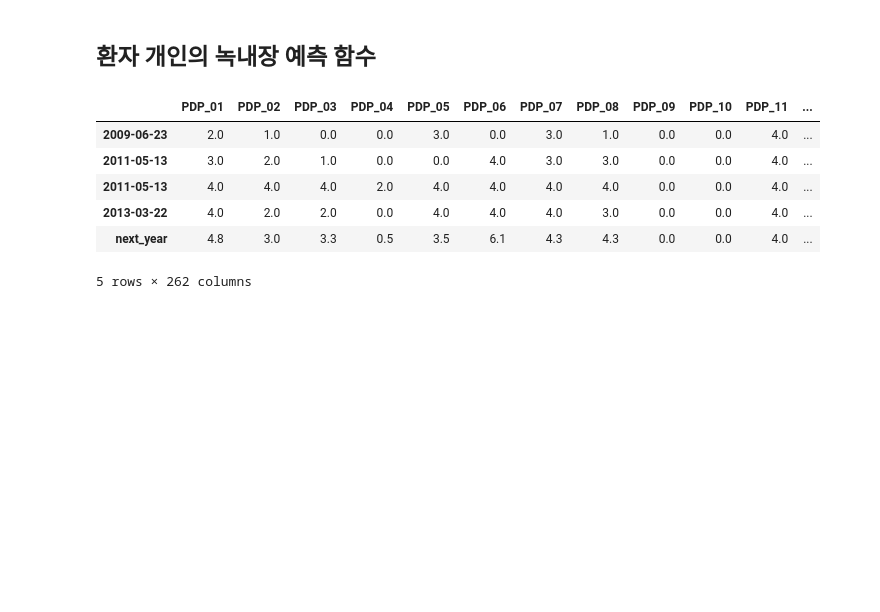
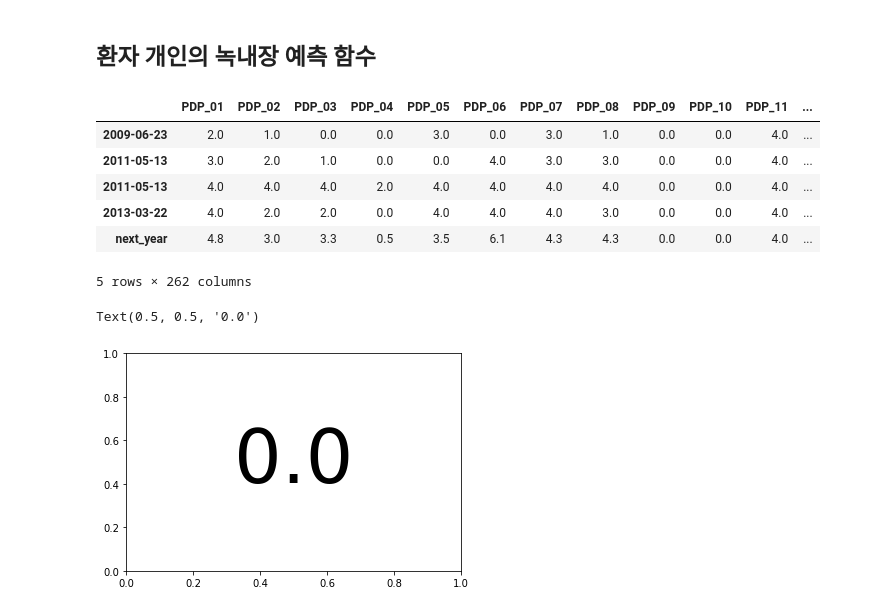
Before and after one commit to herjh0405/Glaucoma, a Jupyter notebook: 001. 데이터 전처리.ipynb, the cells around one changed output. Saved outputs shown, nothing was run; the diff lists cells and outputs as text; code cells hidden in the pictures; blank space fills up the shorter version.

```diff
--- a/001. 데이터 전처리.ipynb
+++ b/001. 데이터 전처리.ipynb
@@ -81,4 +81,5 @@ line_fitter.fit(X.values.reshape(-1,1), y)
 
 predict_list = np.round(line_fitter.predict([[X.iloc[-1]+365]]), 1)[0]
 y.index = pid_2['Exam Date']
-pd.concat([y, pd.DataFrame(predict_list, index = y.columns).T])
+pre_df = pd.concat([y, pd.DataFrame(predict_list, index = y.columns, columns = ['next_year']).T])
+pre_df
@@ -111,3 +123,9 @@ predict_person(6, 'OS')
 | 2013-03-22 | 4.0 | 2.0 | 2.0 | 0.0 | 4.0 | 4.0 | 4.0 | 3.0 | 0.0 | 0.0 | 4.0 | ... |
 | next_year | 4.8 | 3.0 | 3.3 | 0.5 | 3.5 | 6.1 | 4.3 | 4.3 | 0.0 | 0.0 | 4.0 | ... |
 5 rows × 262 columns
+# %%
+plt.text(0.5, 0.5, pre_df.loc['next_year'][0], ha = 'center', va = 'center',
+         fontsize = 75)
+# %% [output]
+Text(0.5, 0.5, '0.0')
+[figure, added]
```
Also changed, not shown: parts of 2 cells of this notebook.
